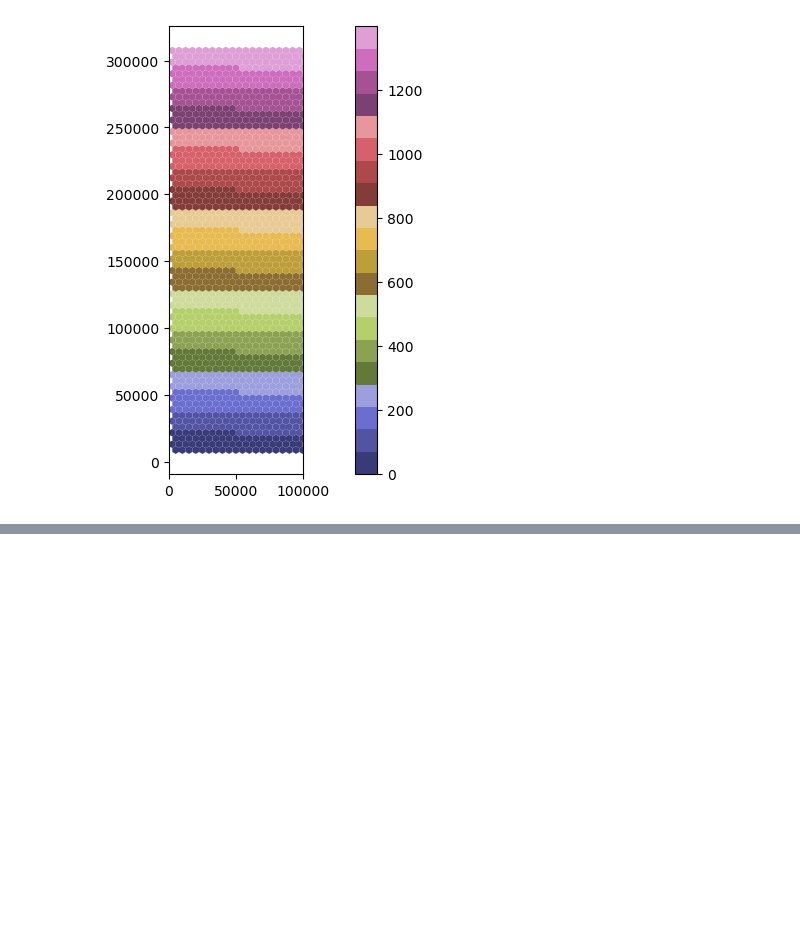
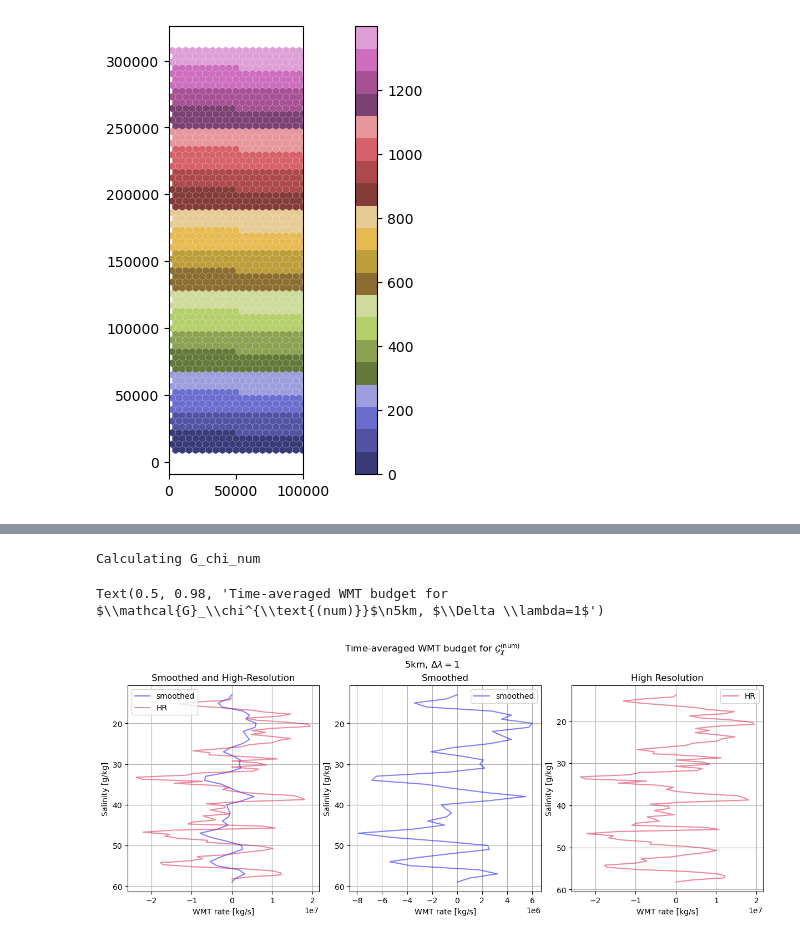
Before and after one commit to kailauyeda/WMT_DVD, a Jupyter notebook: bichan/analysis/spatial_smoothing.ipynb, the cells around one changed output, grey strips where cells are left out. Drawn from its saved outputs; the diff is of its cells as text; code cells hidden in the pictures; blank space fills up the shorter version.

```diff
--- a/bichan/analysis/spatial_smoothing.ipynb
+++ b/bichan/analysis/spatial_smoothing.ipynb
@@ -710,0 +395,26 @@ G_F_phy_ds, G_chi_phy_ds, G_chi_num_ds, dM_dt_ds, G_F_num_ds, budget_ds = calcul
+# %%
+G_chi_mix_ds = calculate_G_chi_mix('chiSpurSaltBR08', rho_0, mesh, avg_ds_output, target_coord_spacing)
+# %% [output]
+Calculating G_chi_num
+# %%
+fig, ax = plt.subplots(nrows=1, ncols=3, constrained_layout=True, figsize=(12,5))
+G_chi_mix_ds_coarsened.G_chi_num.sum('nCells').mean(dim='Time').plot(ax = ax[0], y='salinity', color='blue', alpha = 0.5, label = 'smoothed')
+G_chi_mix_ds.G_chi_num.sum('nCells').mean(dim='Time').plot(ax = ax[0], y='salinity', color = 'crimson', alpha=0.5, label = 'HR')
+
+G_chi_mix_ds_coarsened.G_chi_num.sum('nCells').mean(dim='Time').plot(ax = ax[1], y='salinity', color='blue', alpha = 0.5, label = 'smoothed')
+G_chi_mix_ds.G_chi_num.sum('nCells').mean(dim='Time').plot(ax = ax[2], y='salinity', color = 'crimson', alpha=0.5,  label = 'HR')
+
+for i in range(0,3):
+    ax[i].grid()
+    ax[i].legend()
+    ax[i].invert_yaxis()
+    ax[i].set_xlabel('WMT rate [kg/s]')
+    ax[i].set_ylabel('Salinity [g/kg]')
+
+ax[0].set_title('Smoothed and High-Resolution')
+ax[1].set_title('Smoothed')
+ax[2].set_title('High Resolution')
+fig.suptitle(r'Time-averaged WMT budget for $\mathcal{G}_\chi^{\text{(num)}}$' + '\n' + r'5km, $\Delta \lambda=1$')
+# %% [output]
+Text(0.5, 0.98, 'Time-averaged WMT budget for $\\mathcal{G}_\\chi^{\\text{(num)}}$\n5km, $\\Delta \\lambda=1$')
+[figure, added]
```
Also changed, not shown: parts of 24 cells of this notebook, 1 other file.
